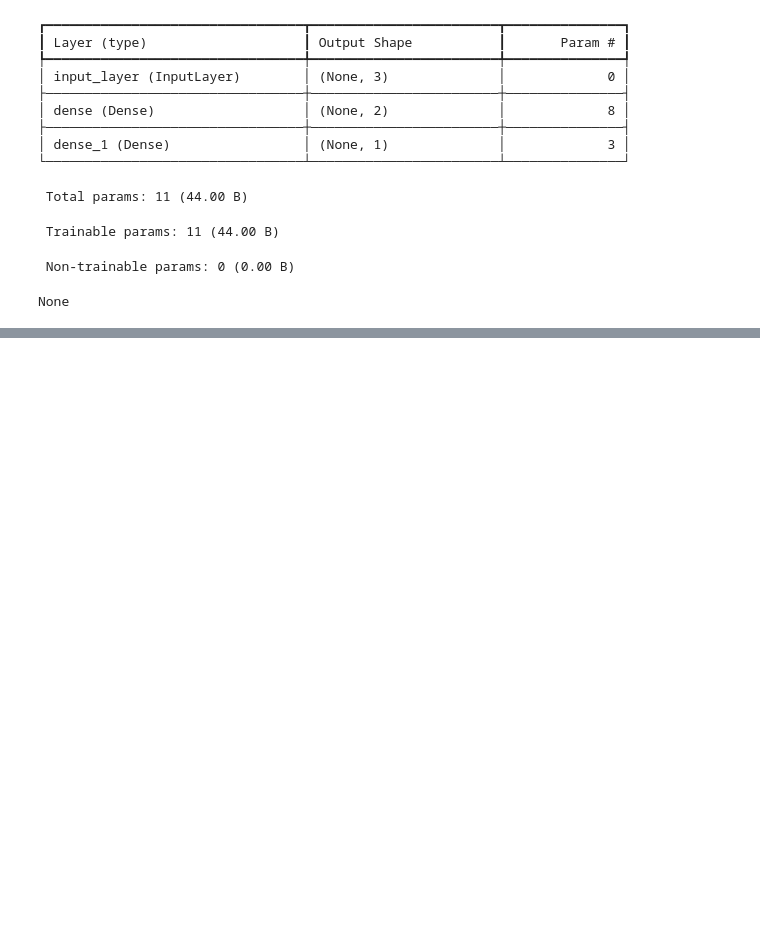
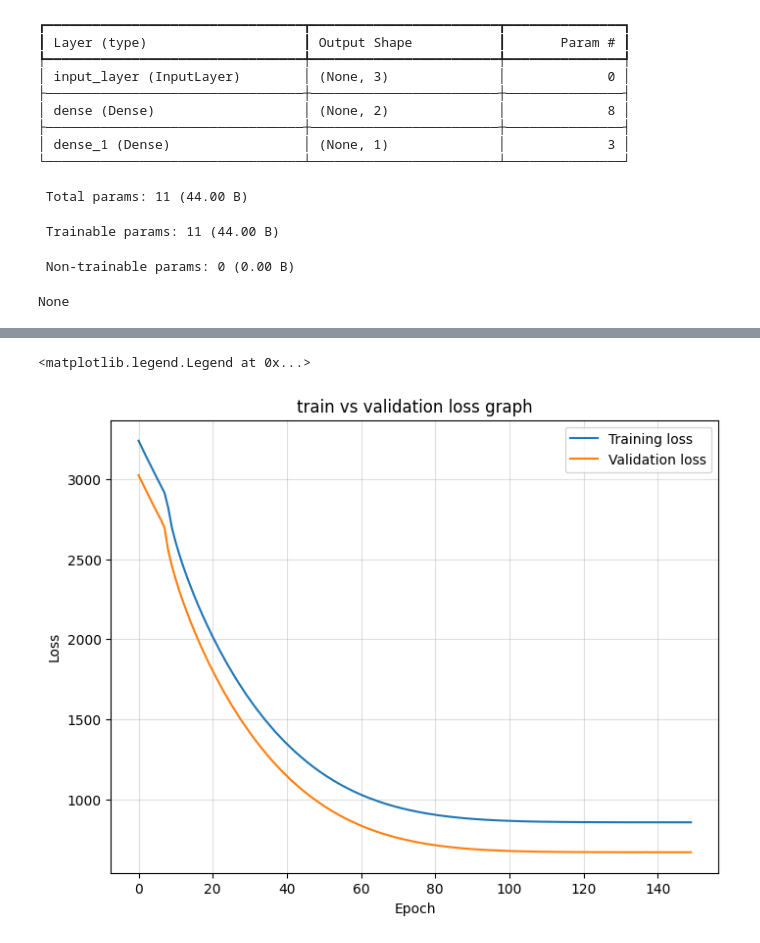
Before and after one commit to Harsharya3107/ML-algorithms-Practice, a Jupyter notebook: ML_Algorithms.ipynb, the cells around one changed output, grey strips where cells are left out. Cells and saved outputs as stored; diff of their text form; code cells hidden in the pictures; blank space fills up the shorter version.

Commit message:
working prediction model

```diff
--- a/ML_Algorithms.ipynb
+++ b/ML_Algorithms.ipynb
@@ -76,3 +76,5 @@ Model: "functional"
  Trainable params: 11 (44.00 B)
  Non-trainable params: 0 (0.00 B)
 None
+# %%
+history = model.fit(X, Y, epochs=150, batch_size=32, validation_split=0.20, verbose=1)
@@ -78,0 +105,13 @@ None
+# %%
+#plot
+plt.figure(figsize = (8,6))
+plt.plot(history.history['loss'], label='Training loss')
+plt.plot(history.history['val_loss'], label = 'Validation loss')
+plt.title('train vs validation loss graph')
+plt.xlabel('Epoch')
+plt.ylabel('Loss')
+plt.grid(alpha = 0.4)
+plt.legend()
+# %% [output]
+<matplotlib.legend.Legend at 0x...>
+[figure, added]
```
Also changed, not shown: parts of 3 cells of this notebook.
